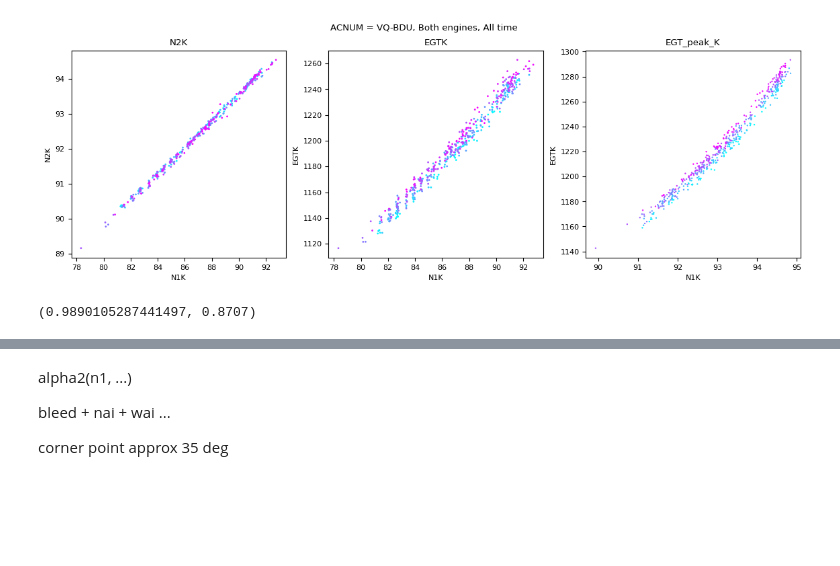
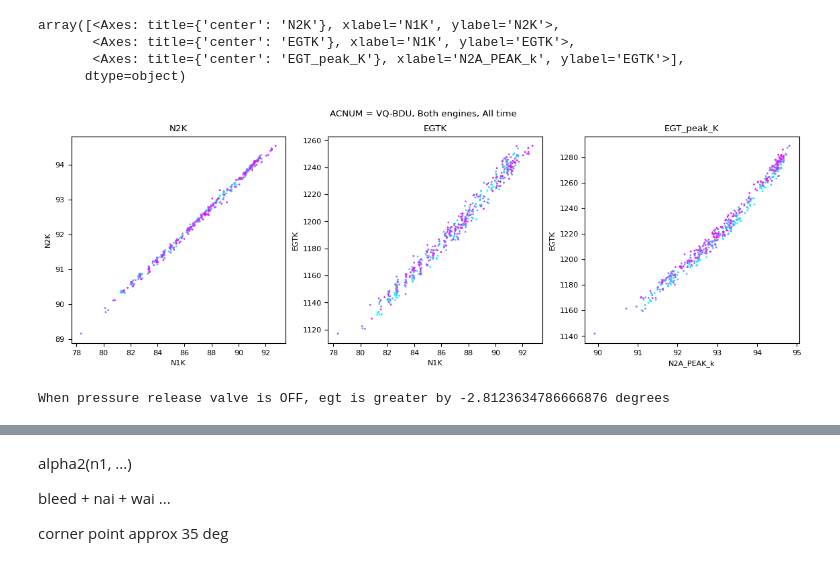
Before and after one commit to skeptlk/ecm, a Jupyter notebook: ex15_theta_coefs.ipynb, the cells around one changed output, grey strips where cells are left out. Cells and saved outputs as stored; diff of their text form; code cells hidden in the pictures; blank space fills up the shorter version.

```diff
--- a/ex15_theta_coefs.ipynb
+++ b/ex15_theta_coefs.ipynb
@@ -1,5 +1,13 @@
 # %%
 import pandas as pd
+import matplotlib
+from gui.utils import *
 
-bgu = pd.read_csv('./takeoff-merged-VQ-BGU-30s.csv')
-bdu = pd.read_csv('./takeoff-merged-VQ-BDU-30s.csv')
+fleet = ['VQ-BGU', 'VQ-BDU']
+y_cols = ['egtm']
+meta_cols = ['reportts', 'acnum', 'pos']
+
+bgu = pd.read_csv('./takeoff-merged-VQ-BGU-30s.csv', parse_dates=['reportts']).query('egtm > 0 and oat_peak > -100')
+bdu = pd.read_csv('./takeoff-merged-VQ-BDU-30s.csv', parse_dates=['reportts']).query('egtm > 0 and oat_peak > -100')
+
+data = pd.concat([bgu, bdu]).sort_values('reportts').drop(columns=['file_path', 'dep', 'arr'])
@@ -20,10 +14,10 @@ data = pd.concat([bgu, bdu]).sort_values('reportts').drop(columns=['file_path',
 # %%
-def correct(data, alpha_2 = 0.869):
+def correct(data, alpha_2 = 0.84):
   datak = data
   alpha = 0.5
 
   theta = (data['t2'] + 273.16) / 288.16
-  theta_peak = (data['t2_peak'] + 273.16) / (288.16 * (1.0 + 0.2 * data['mn_peak'] ** 2))
+  theta_peak = (data['tat_peak'] + 273.16) / (288.16 * (1.0 + 0.2 * data['mn_peak'] ** 2))
   delta = data['p2e'] / 29.92
 
   datak['nfk'] = data['nf'] / (theta ** alpha)
@@ -43,53 +37,30 @@ def correct(data, alpha_2 = 0.869):
 # %%
 
 def plot_baselines(data, title):
   plt.rcParams.update({'font.size': 8})
   fig, axs = plt.subplots(1, 3)
   fig.set_size_inches(14, 4)
   fig.suptitle(title)
 
   cm = matplotlib.colormaps['cool']
 
   axs[0].scatter(data['n1ak'], data['n2ak'], s=1, c=data['reportts'], cmap=cm)
   axs[0].set(xlabel='N1K', ylabel='N2K', title="N2K")
 
   axs[1].scatter(data['n1ak'], data['egtk'], s=1, c=data['reportts'], cmap=cm)
   axs[1].set(xlabel='N1K', ylabel='EGTK', title="EGTK")
 
-  axs[2].scatter(data['n2a_peak_k'], data['egt_peak_k'], s=0.5, c=data['reportts'], cmap=cm)
-  axs[2].set(xlabel='N1K', ylabel='EGTK', title="EGT_peak_K")
+  axs[2].scatter(data['n2a_peak_k'], data['egt_peak_k'], s=1, c=data['reportts'], cmap=cm)
+  axs[2].set(xlabel='N2A_PEAK_k', ylabel='EGTK', title="EGT_peak_K")
 
-  plt.show()
+  return axs
 
-data = correct(bdu, alpha_2=0.8971)
+data = correct(bdu)
 
 plot_baselines(data.query('pos == 2')[:500], title='ACNUM = VQ-BDU, Both engines, All time')
 # %% [output]
+array([<Axes: title={'center': 'N2K'}, xlabel='N1K', ylabel='N2K'>,
+       <Axes: title={'center': 'EGTK'}, xlabel='N1K', ylabel='EGTK'>,
+       <Axes: title={'center': 'EGT_peak_K'}, xlabel='N2A_PEAK_k', ylabel='EGTK'>],
+      dtype=object)
-[figure, old version]
+[figure, new version]
-# %%
-from sklearn.linear_model import LinearRegression
-from sklearn.metrics import r2_score
-from sklearn.preprocessing import PolynomialFeatures
-from sklearn.pipeline import make_pipeline
-
-best_r = -1000
-best_a = 1000
-for a in range(7000, 10_999):
-  data = correct(bdu, alpha_2=(a / 10_000))
-
-  sub = data[(data['pos'] == 2) & (data['acnum'] == 'VQ-BDU')][:100]
-
-  model = make_pipeline(PolynomialFeatures(3), LinearRegression())
-  model.fit(sub[['n1a_peak_k']], sub['egt_peak_k'])
-
-  pred = model.predict(sub[['n1a_peak_k']])
-
-  r2 = r2_score(sub['egt_peak_k'],  pred)
-
-  if r2 > best_r:
-    best_r = r2
-    best_a = a / 10_000
-
-best_r, best_a
-# %% [output]
-(0.9890105287441497, 0.8707)
@@ -95,0 +96,18 @@ best_r, best_a
+# %%
+import numpy as np
+
+data = correct(bgu, alpha_2=1).query('pos == 1')[0:500]
+
+prv0 = data.query('prv == 0')
+prv1 = data.query('prv == 1')
+
+b_off = train_engine_baseline(prv0, x_param, y_param, degree=1)
+b_on  = train_engine_baseline(prv1, x_param, y_param, degree=1)
+
+x = np.arange(data[x_param].min(), data[x_param].max()).reshape(-1, 1)
+
+egt_diff = (b_off.predict(x) - b_on.predict(x)).mean()
+
+print(f"When pressure release valve is OFF, egt is greater by {egt_diff} degrees")
+# %% [output]
+When pressure release valve is OFF, egt is greater by -2.8123634786666876 degrees
```
Also changed, not shown: parts of 5 cells of this notebook, 2 other files.
